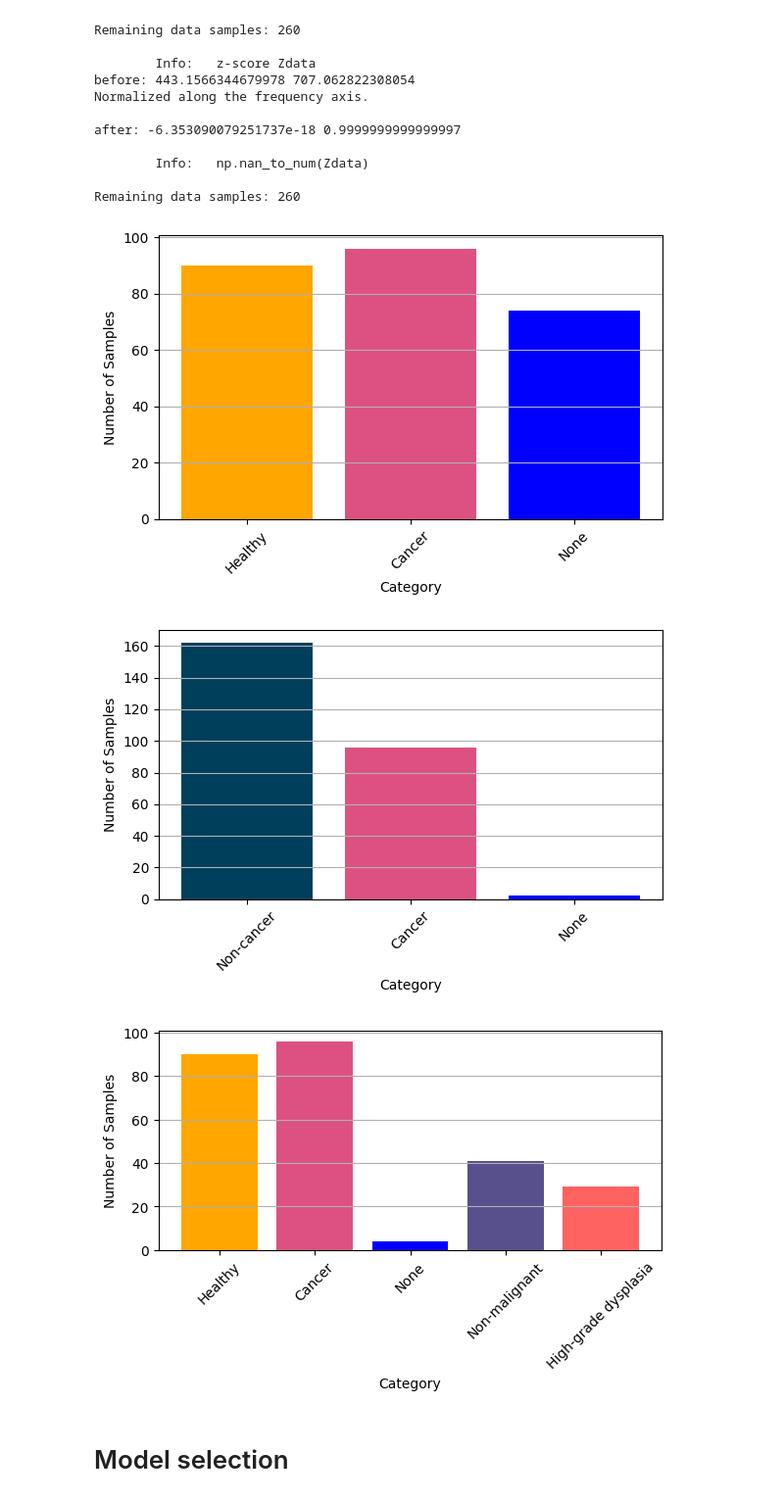
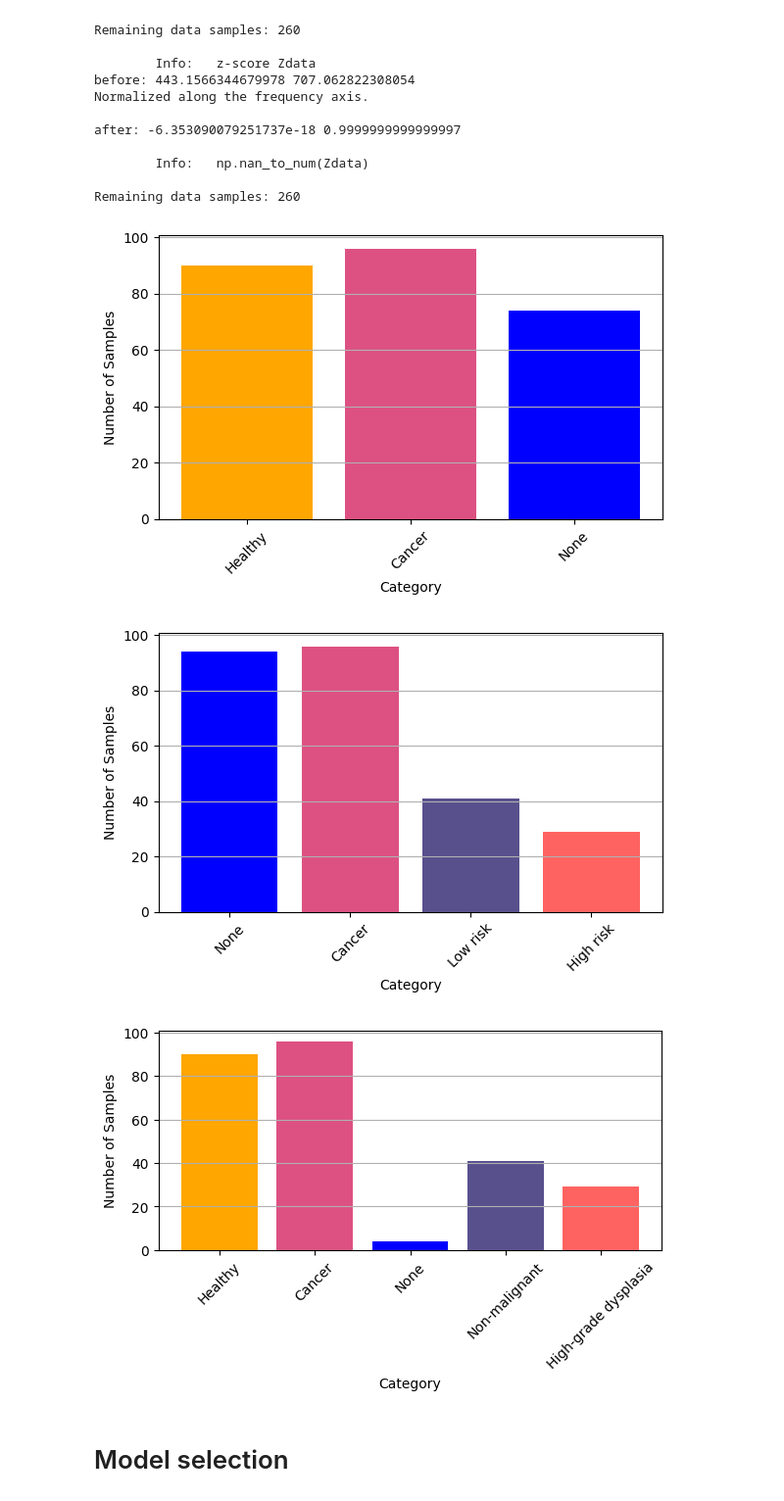
Before and after one commit to EITLabworks/IIVV-Evaluation, a Jupyter notebook: Statistics-and-figures.ipynb, the cells around one changed output. Shown at 98% size. Drawn from its saved outputs; the diff is of its cells as text; code cells hidden in the pictures.

Commit message:
upd results

```diff
--- a/Statistics-and-figures.ipynb
+++ b/Statistics-and-figures.ipynb
@@ -43,12 +43,14 @@ Remaining data samples: 260
 # %%
 visualize_Category_hist(
     label_healthy_vs_cancer, s_name="results/hist_healthy_vs_cancer.pdf"
 )
-visualize_Category_hist(label_cancer_vs_hbd, s_name="results/hist_cancer_vs_hbd.pdf")
+visualize_Category_hist(
+    label_cancer_vs_lr_hr, s_name="results/hist_cancer_vs_lr_hr.pdf"
+)
 visualize_Category_hist(label_MC, s_name="results/hist_MC.pdf")
 # %% [output]
 [figure]
-[figure, old version]
+[figure, new version]
 [figure]
 # %% [markdown]
 # Model selection
```
Also changed, not shown: parts of 31 cells of this notebook, 5 other files.
